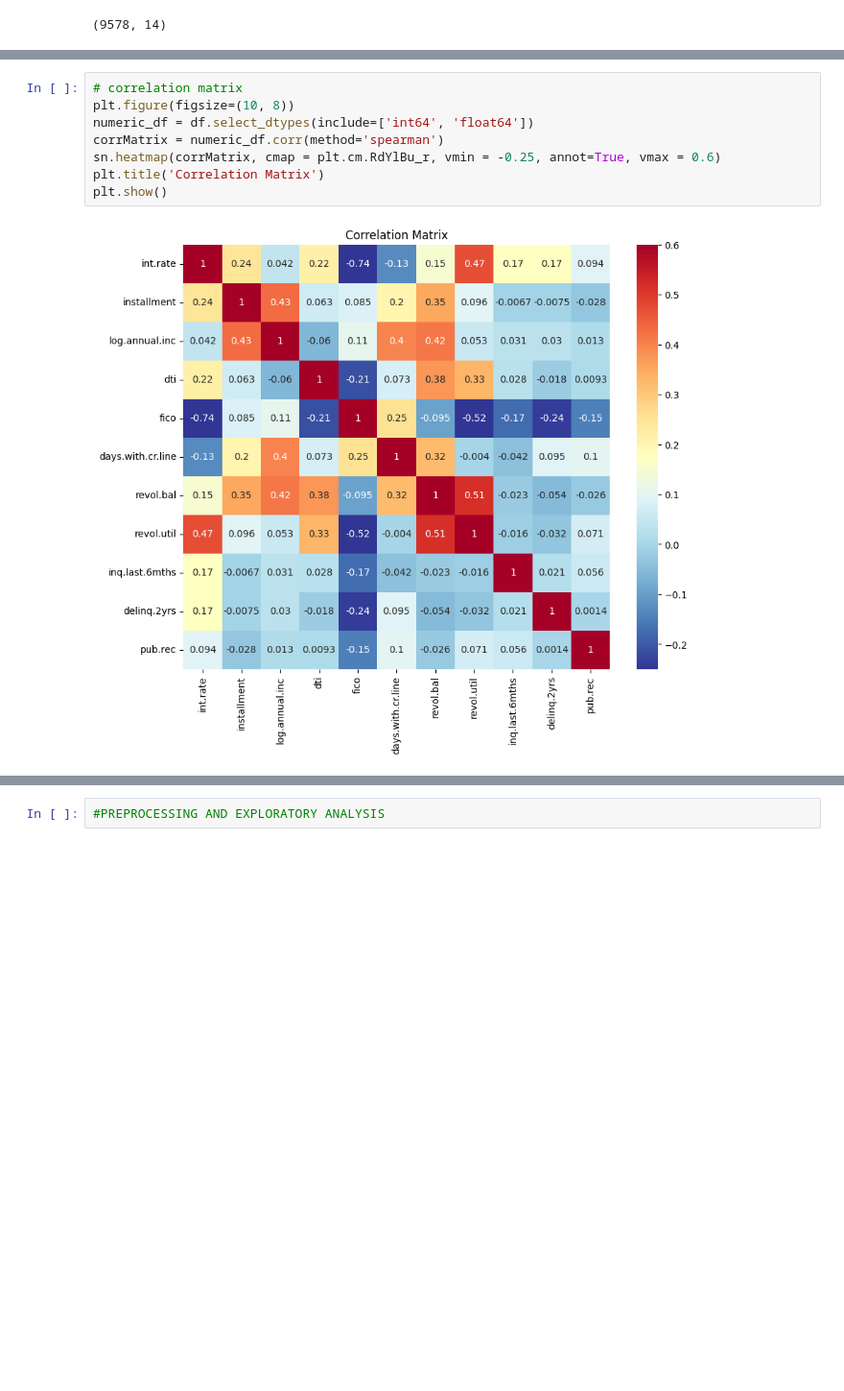
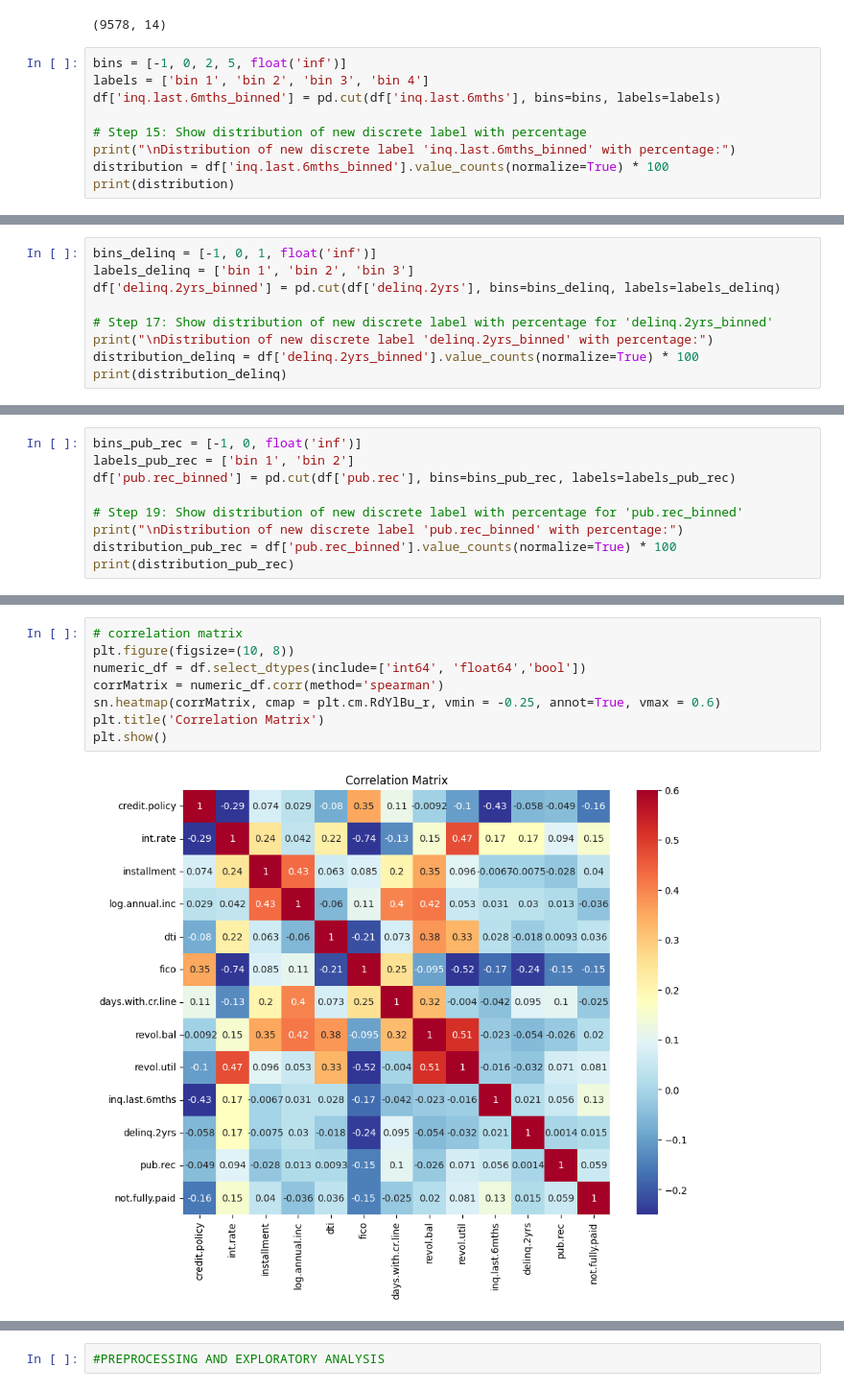
Before and after one commit to laussin86/loan_default, a Jupyter notebook: Loan_Default_prediction.ipynb, the cells around one changed output, grey strips where cells are left out. Shown at 96% size. Drawn from its saved outputs; the diff is of its cells as text; blank space fills up the shorter version.

```diff
--- a/Loan_Default_prediction.ipynb
+++ b/Loan_Default_prediction.ipynb
@@ -117,3 +117,12 @@ df.describe().transpose()
 df.shape
 # %% [output]
 (9578, 14)
+# %%
+bins = [-1, 0, 2, 5, float('inf')]
+labels = ['bin 1', 'bin 2', 'bin 3', 'bin 4']
+df['inq.last.6mths_binned'] = pd.cut(df['inq.last.6mths'], bins=bins, labels=labels)
+
+# Step 15: Show distribution of new discrete label with percentage
+print("\nDistribution of new discrete label 'inq.last.6mths_binned' with percentage:")
+distribution = df['inq.last.6mths_binned'].value_counts(normalize=True) * 100
+print(distribution)
@@ -119,0 +137,9 @@ df.shape
+# %%
+bins_delinq = [-1, 0, 1, float('inf')]
+labels_delinq = ['bin 1', 'bin 2', 'bin 3']
+df['delinq.2yrs_binned'] = pd.cut(df['delinq.2yrs'], bins=bins_delinq, labels=labels_delinq)
+
+# Step 17: Show distribution of new discrete label with percentage for 'delinq.2yrs_binned'
+print("\nDistribution of new discrete label 'delinq.2yrs_binned' with percentage:")
+distribution_delinq = df['delinq.2yrs_binned'].value_counts(normalize=True) * 100
+print(distribution_delinq)
@@ -119,0 +153,9 @@ df.shape
+# %%
+bins_pub_rec = [-1, 0, float('inf')]
+labels_pub_rec = ['bin 1', 'bin 2']
+df['pub.rec_binned'] = pd.cut(df['pub.rec'], bins=bins_pub_rec, labels=labels_pub_rec)
+
+# Step 19: Show distribution of new discrete label with percentage for 'pub.rec_binned'
+print("\nDistribution of new discrete label 'pub.rec_binned' with percentage:")
+distribution_pub_rec = df['pub.rec_binned'].value_counts(normalize=True) * 100
+print(distribution_pub_rec)
@@ -120,10 +177,10 @@ df.shape
 # %%
 # correlation matrix
 plt.figure(figsize=(10, 8))
-numeric_df = df.select_dtypes(include=['int64', 'float64'])
+numeric_df = df.select_dtypes(include=['int64', 'float64','bool'])
 corrMatrix = numeric_df.corr(method='spearman')
 sn.heatmap(corrMatrix, cmap = plt.cm.RdYlBu_r, vmin = -0.25, annot=True, vmax = 0.6)
 plt.title('Correlation Matrix')
 plt.show()
 # %% [output]
-[figure, old version]
+[figure, new version]
```
Also changed, not shown: parts of 89 cells of this notebook.
